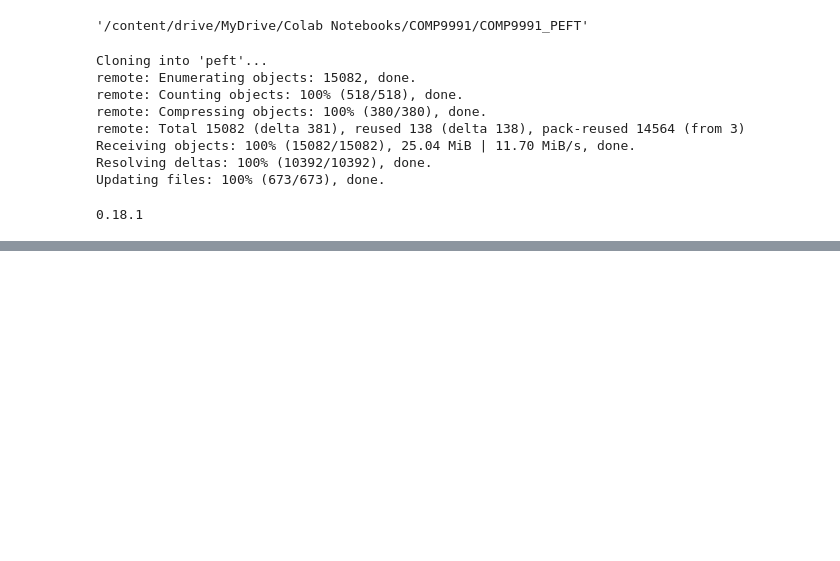
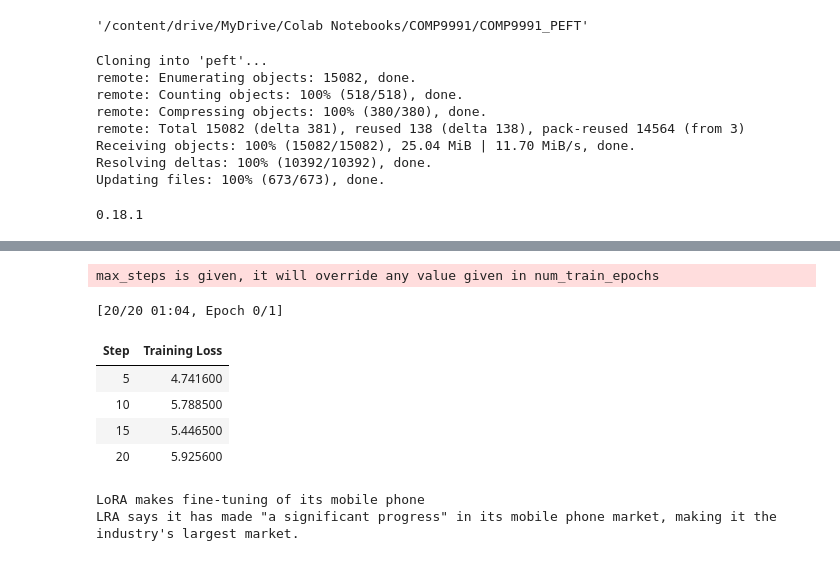
Before and after one commit to Cylick-d/A-Two-Stage-Parameter-Efficient-Fine-Tuning-Framework-LoRA-, a Jupyter notebook: UNSW_capstone_loratest0.ipynb, the cells around one changed output, grey strips where cells are left out. Cells and saved outputs as stored; diff of their text form; code cells hidden in the pictures; blank space fills up the shorter version.

```diff
--- a/UNSW_capstone_loratest0.ipynb
+++ b/UNSW_capstone_loratest0.ipynb
@@ -37,0 +398,57 @@ print(peft.__version__)
+# %%
+# ===== Quickstart B: tiny training loop (10-20 steps) =====
+import torch
+from datasets import load_dataset
+from transformers import DataCollatorForLanguageModeling, Trainer, TrainingArguments
+
+# 取一个很小的文本数据集子集（别贪多）
+ds = load_dataset("wikitext", "wikitext-2-raw-v1", split="train[:100]")
+
+def tokenize_fn(examples):
+    return tokenizer(
+        examples["text"],
+        truncation=True,
+        max_length=128,
+        padding="max_length",
+    )
+
+tokenized = ds.map(tokenize_fn, batched=True, remove_columns=ds.column_names)
+
+data_collator = DataCollatorForLanguageModeling(tokenizer=tokenizer, mlm=False)
+
+args = TrainingArguments(
+    output_dir="./tmp_lora_quickstart",
+    per_device_train_batch_size=2,
+    gradient_accumulation_steps=1,
+    max_steps=20,                 # 关键：就跑 20 步
+    learning_rate=2e-4,
+    logging_steps=5,
+    save_steps=0,
+    report_to=[],
+    fp16=torch.cuda.is_available(),  # 有GPU就开
+)
+
+trainer = Trainer(
+    model=model,
+    args=args,
+    train_dataset=tokenized,
+    data_collator=data_collator,
+)
+
+trainer.train()
+
+# 训练后生成一句，看看“能生成”即可（别期待质量）
+prompt = "LoRA makes fine-tuning"
+inputs = tokenizer(prompt, return_tensors="pt").to(model.device)
+gen = model.generate(**inputs, max_new_tokens=30, do_sample=True, top_p=0.9)
+print(tokenizer.decode(gen[0], skip_special_tokens=True))
+# %% [output]
+max_steps is given, it will override any value given in num_train_epochs
+[20/20 01:04, Epoch 0/1]
+| Step | Training Loss |
+| 5 | 4.741600 |
+| 10 | 5.788500 |
+| 15 | 5.446500 |
+| 20 | 5.925600 |
+LoRA makes fine-tuning of its mobile phone
+LRA says it has made "a significant progress" in its mobile phone market, making it the industry's largest market.
```
Also changed, not shown: parts of 7 cells of this notebook.
